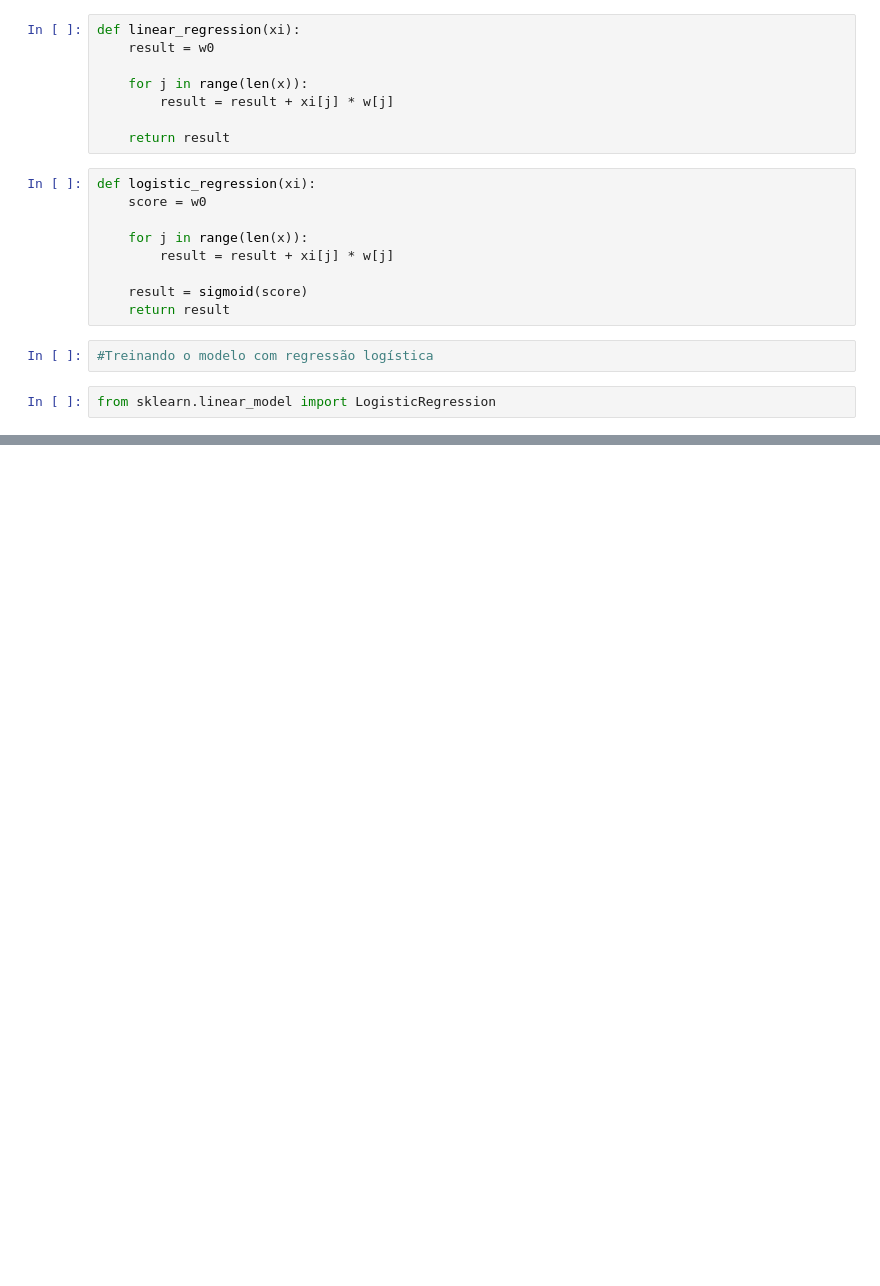
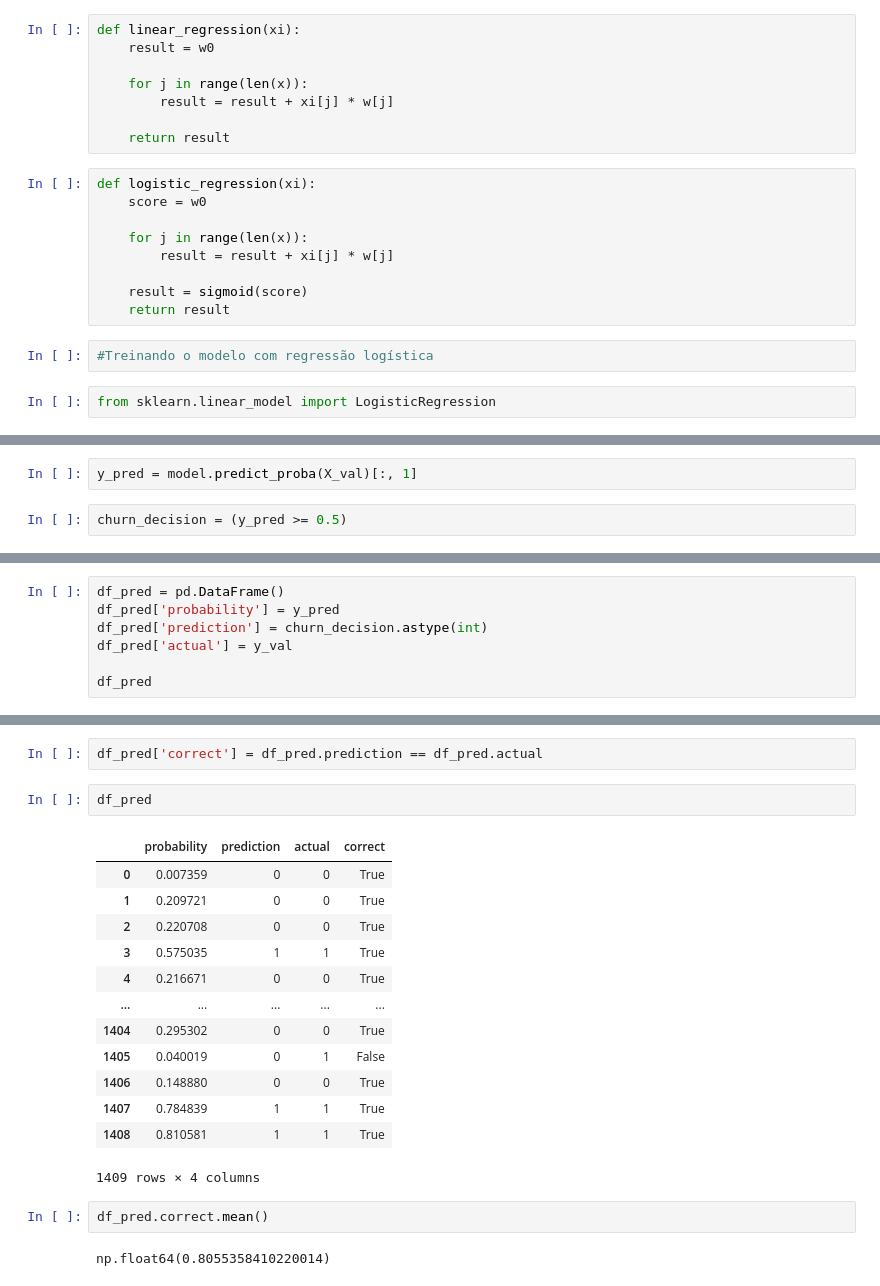
Before and after one commit to GabrielFerreiraAbel/Math-to-models, a Jupyter notebook: machine_learning/3.classification/churn-prediction.ipynb, the cells around one changed output, grey strips where cells are left out. Saved outputs shown, nothing was run; the diff lists cells and outputs as text; blank space fills up the shorter version.

Commit message:
Treinando o modelo

```diff
--- a/machine_learning/3.classification/churn-prediction.ipynb
+++ b/machine_learning/3.classification/churn-prediction.ipynb
@@ -517,0 +537,4 @@ ValueError: Found input variables with inconsistent numbers of samples: [100, 42
+# %%
+y_pred = model.predict_proba(X_val)[:, 1]
+# %%
+churn_decision = (y_pred >= 0.5)
@@ -517,0 +545,7 @@ ValueError: Found input variables with inconsistent numbers of samples: [100, 42
+# %%
+df_pred = pd.DataFrame()
+df_pred['probability'] = y_pred
+df_pred['prediction'] = churn_decision.astype(int)
+df_pred['actual'] = y_val
+
+df_pred
@@ -517,0 +566,22 @@ ValueError: Found input variables with inconsistent numbers of samples: [100, 42
+# %%
+df_pred['correct'] = df_pred.prediction == df_pred.actual
+# %%
+df_pred
+# %% [output]
+|  | probability | prediction | actual | correct |
+| 0 | 0.007359 | 0 | 0 | True |
+| 1 | 0.209721 | 0 | 0 | True |
+| 2 | 0.220708 | 0 | 0 | True |
+| 3 | 0.575035 | 1 | 1 | True |
+| 4 | 0.216671 | 0 | 0 | True |
+| ... | ... | ... | ... | ... |
+| 1404 | 0.295302 | 0 | 0 | True |
+| 1405 | 0.040019 | 0 | 1 | False |
+| 1406 | 0.148880 | 0 | 0 | True |
+| 1407 | 0.784839 | 1 | 1 | True |
+| 1408 | 0.810581 | 1 | 1 | True |
+1409 rows × 4 columns
+# %%
+df_pred.correct.mean()
+# %% [output]
+np.float64(0.8055358410220014)
```
Also changed, not shown: parts of 10 cells of this notebook.
